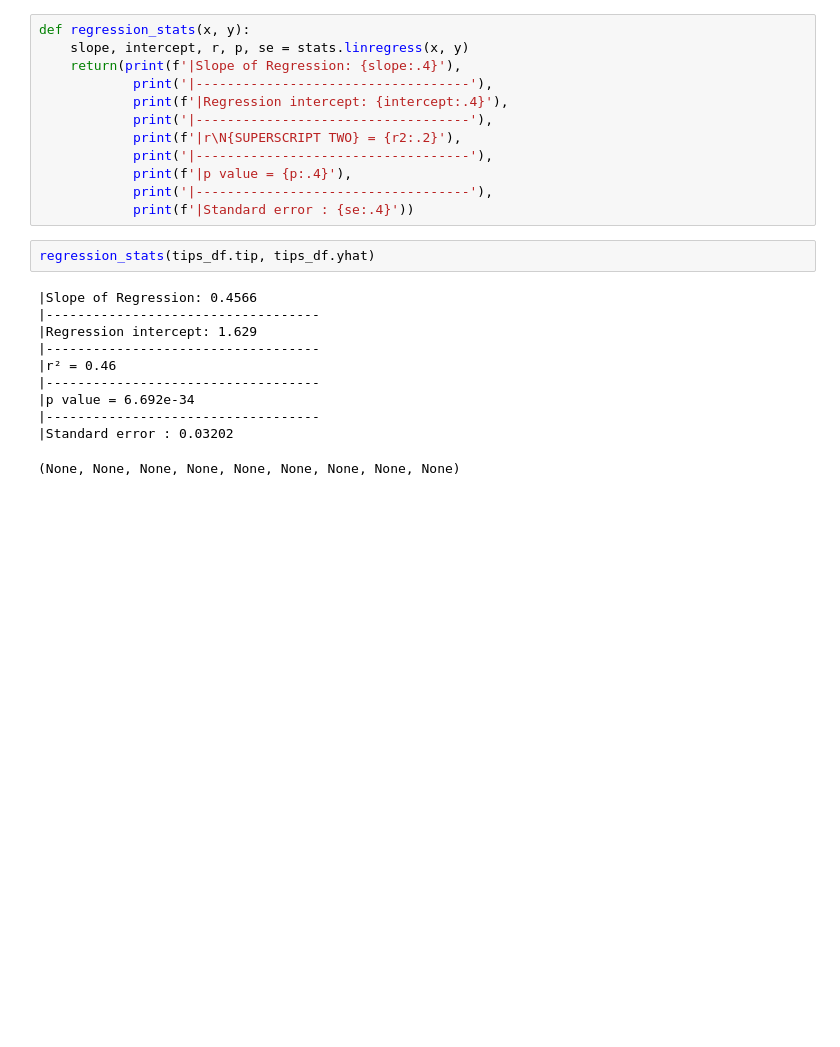
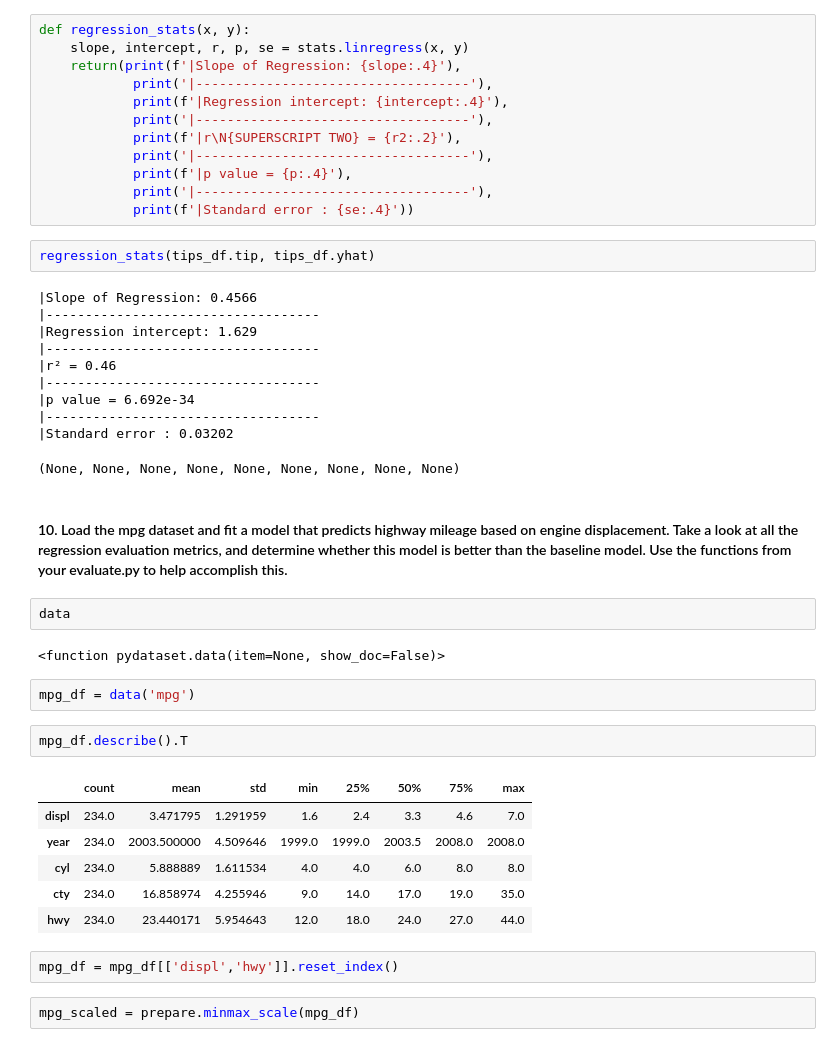
Before and after one commit to parkervoit/regression-exercises, a Jupyter notebook: evaluate.ipynb, the cells around one changed output. Cells and saved outputs as stored; diff of their text form; blank space fills up the shorter version.

```diff
--- a/evaluate.ipynb
+++ b/evaluate.ipynb
@@ -330,3 +352,24 @@ regression_stats(tips_df.tip, tips_df.yhat)
 |-----------------------------------
 |Standard error : 0.03202
 (None, None, None, None, None, None, None, None, None)
+# %% [markdown]
+#### 10. Load the mpg dataset and fit a model that predicts highway mileage based on engine displacement. Take a look at all the regression evaluation metrics, and determine whether this model is better than the baseline model. Use the functions from your evaluate.py to help accomplish this.
+# %%
+data
+# %% [output]
+<function pydataset.data(item=None, show_doc=False)>
+# %%
+mpg_df = data('mpg')
+# %%
+mpg_df.describe().T
+# %% [output]
+|  | count | mean | std | min | 25% | 50% | 75% | max |
+| displ | 234.0 | 3.471795 | 1.291959 | 1.6 | 2.4 | 3.3 | 4.6 | 7.0 |
+| year | 234.0 | 2003.500000 | 4.509646 | 1999.0 | 1999.0 | 2003.5 | 2008.0 | 2008.0 |
+| cyl | 234.0 | 5.888889 | 1.611534 | 4.0 | 4.0 | 6.0 | 8.0 | 8.0 |
+| cty | 234.0 | 16.858974 | 4.255946 | 9.0 | 14.0 | 17.0 | 19.0 | 35.0 |
+| hwy | 234.0 | 23.440171 | 5.954643 | 12.0 | 18.0 | 24.0 | 27.0 | 44.0 |
+# %%
+mpg_df = mpg_df[['displ','hwy']].reset_index()
+# %%
+mpg_scaled = prepare.minmax_scale(mpg_df)
```
Also changed, not shown: parts of 28 cells of this notebook, 3 other files.
